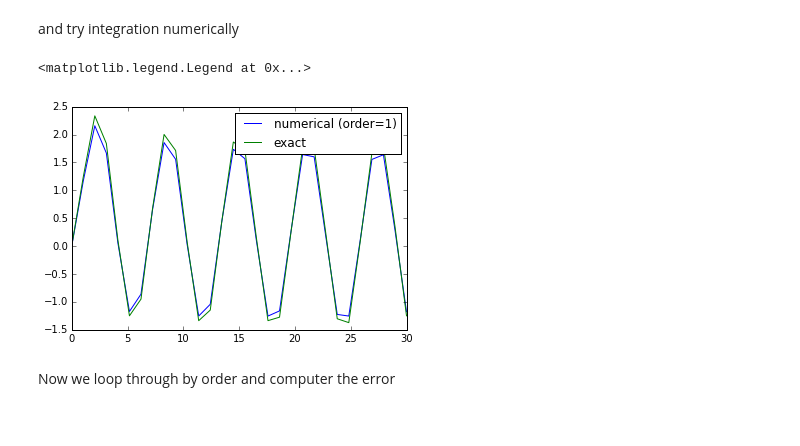
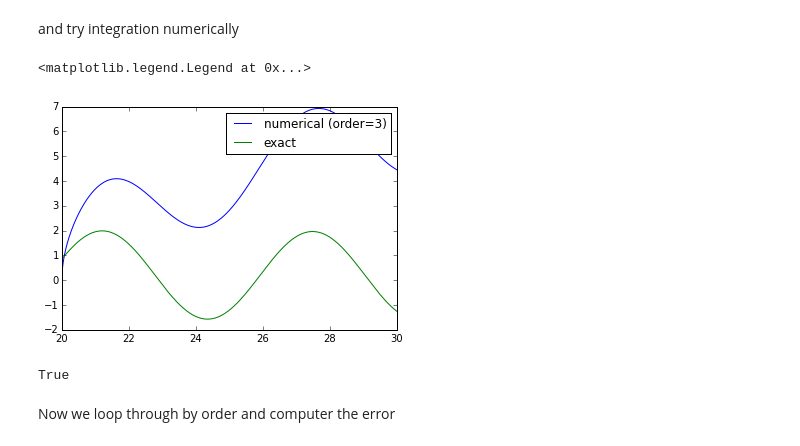
Before and after one commit to jesserobertson/maxr, a Jupyter notebook: jupyter/working.ipynb, the cells around one changed output. Saved outputs shown, nothing was run; the diff lists cells and outputs as text; code cells hidden in the pictures.

Commit message:
Adding tests for history integration

```diff
--- a/jupyter/working.ipynb
+++ b/jupyter/working.ipynb
@@ -72,16 +74,23 @@ plt.legend()
 # %% [markdown]
 and try integration numerically
 # %%
-nsteps = 30
-order = 1
-ts = numpy.linspace(0, 30, nsteps)
-plt.plot(ts, evaluate_history_integral(numpy.sin, ts, order=order),
+nsteps = 1280
+order = 3
+tmin = 20
+ts = numpy.linspace(tmin, tmax, nsteps)
+numeric = evaluate_history_integral(numpy.sin, ts, order=order)
+exact = solution(ts)
+plt.plot(ts, numeric,
          label='numerical (order={0})'.format(order))
-plt.plot(ts, solution(ts), label='exact')
+plt.plot(ts, exact, label='exact')
 plt.legend()
 # %% [output]
 <matplotlib.legend.Legend at 0x...>
-[figure, old version]
+[figure, new version]
+# %%
+numpy.median(numeric - exact) < 1e-6
+# %% [output]
+True
 # %% [markdown]
 Now we loop through by order and computer the error
 # %%
```
Also changed, not shown: parts of 2 cells of this notebook, 3 other files.
